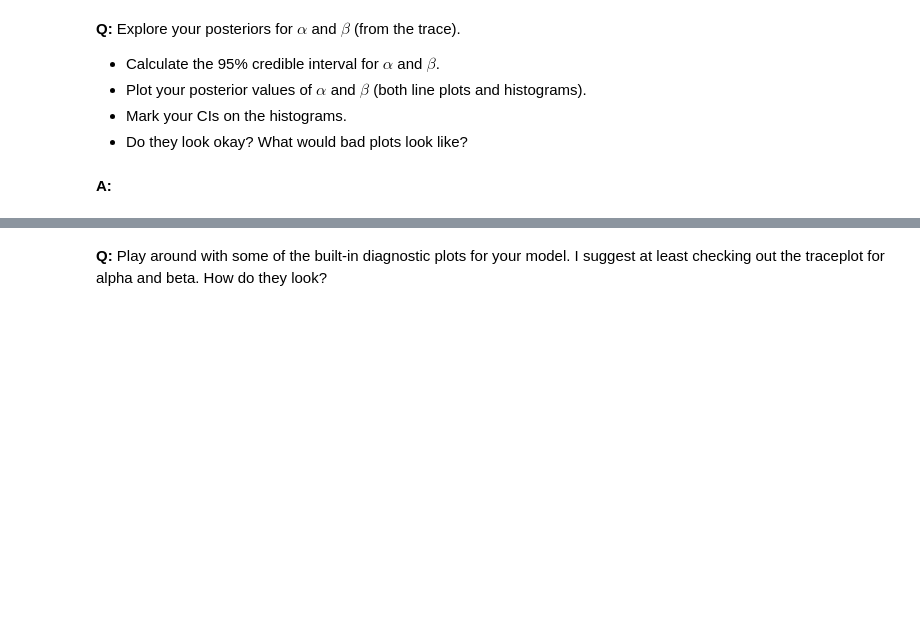
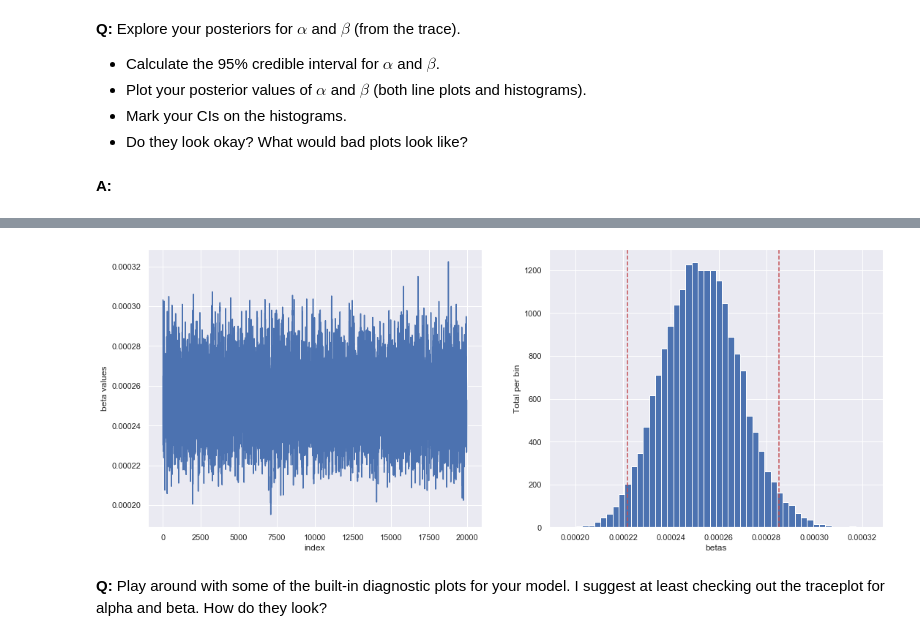
Before and after one commit to dfarkins/Springboard, a Jupyter notebook: Inferential_Statistics_Project3/inferential_statistics_3-Q.ipynb, the cells around one changed output, grey strips where cells are left out. Saved outputs shown, nothing was run; the diff lists cells and outputs as text; code cells hidden in the pictures; blank space fills up the shorter version.

```diff
--- a/Inferential_Statistics_Project3/inferential_statistics_3-Q.ipynb
+++ b/Inferential_Statistics_Project3/inferential_statistics_3-Q.ipynb
@@ -148,3 +163,21 @@ Shape.0
+# %%
+#bins=int(len(np.sqrt(alphas)))
+
+plt.figure(figsize=(18, 7))
+
+plt.subplot(1, 2, 1)
+_ = plt.plot(betas)
+_ = plt.xlabel('index')
+_ = plt.ylabel("beta values")
+
+plt.subplot(1, 2, 2)
+_ = plt.hist(betas, bins=50)
+_ = plt.xlabel("betas")
+_ = plt.ylabel('Total per bin')
+_ = plt.axvline(np.percentile(betas, [2.5]), c='r', linestyle="--")
+_ = plt.axvline(np.percentile(betas, [97.5]), c='r', linestyle="--")
+# %% [output]
+[figure, added]
 # %% [markdown]
 __Q:__ Play around with some of the built-in diagnostic plots for your model. I suggest at least checking out the traceplot for alpha and beta. How do they look?
 # %% [markdown]
```
Also changed, not shown: parts of 11 cells of this notebook.
